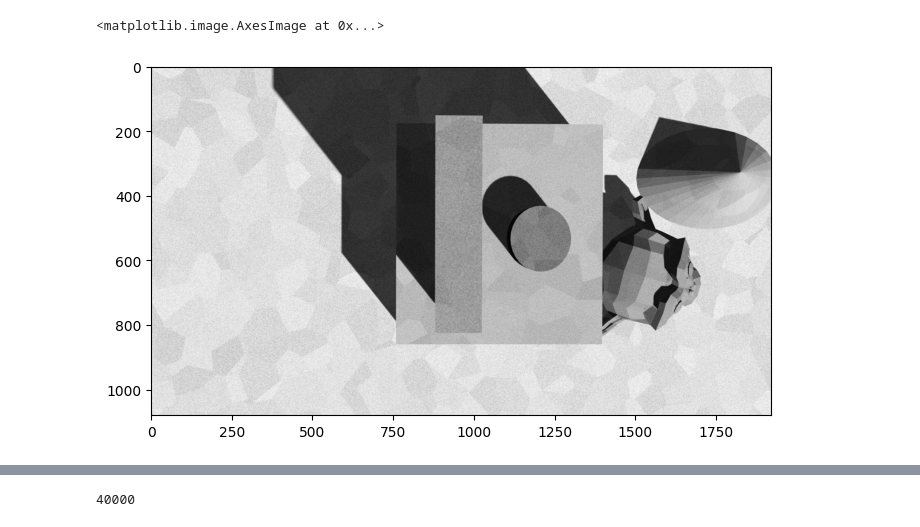
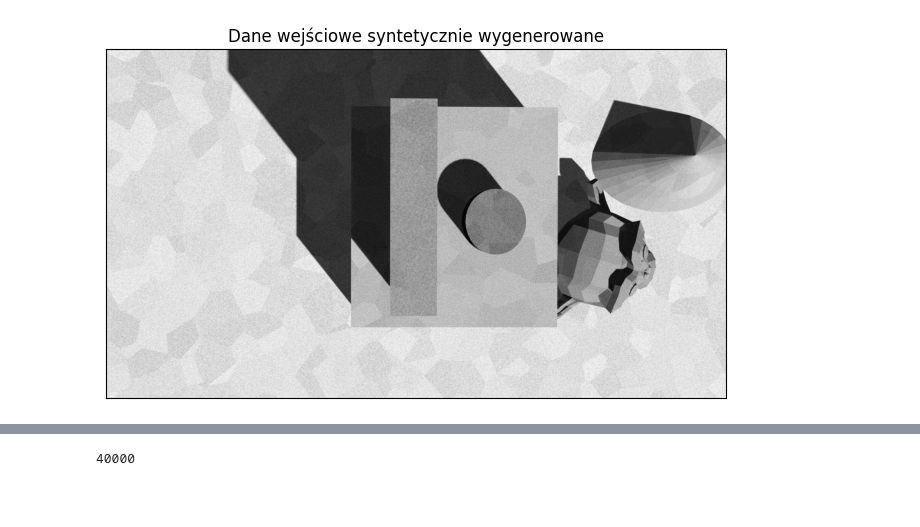
Before and after one commit to jacekdobrowolski/twm, a Jupyter notebook: test.ipynb, the cells around one changed output, grey strips where cells are left out. Drawn from its saved outputs; the diff is of its cells as text; code cells hidden in the pictures; blank space fills up the shorter version.

Commit message:
clean up plots

```diff
--- a/test.ipynb
+++ b/test.ipynb
@@ -1,16 +1,26 @@
 # %%
+from itertools import repeat
 import cv2 as cv
 import numpy as np
 from matplotlib import pyplot as plt
 plt.rcParams['figure.figsize'] = [8, 8]
+def no_labels():
+    plt.tick_params(
+        which='both',
+        bottom=False,
+        top=False,
+        left=False,
+        right=False,
+        labelbottom=False,
+        labelleft=False)
 # %%
 cap = cv.VideoCapture("data/0001-0030.avi")
 # %%
 ret, first_frame = cap.read()
 prev_gray = cv.cvtColor(first_frame, cv.COLOR_BGR2GRAY)
-mask = np.zeros_like(first_frame)
-mask[..., 1] = 255
 plt.imshow(prev_gray, cmap='gray')
+plt.title('Dane wejściowe syntetycznie wygenerowane')
+no_labels()
+plt.show()
 # %% [output]
-<matplotlib.image.AxesImage at 0x...>
-[figure, old version]
+[figure, new version]
```
Also changed, not shown: parts of 8 cells of this notebook.
